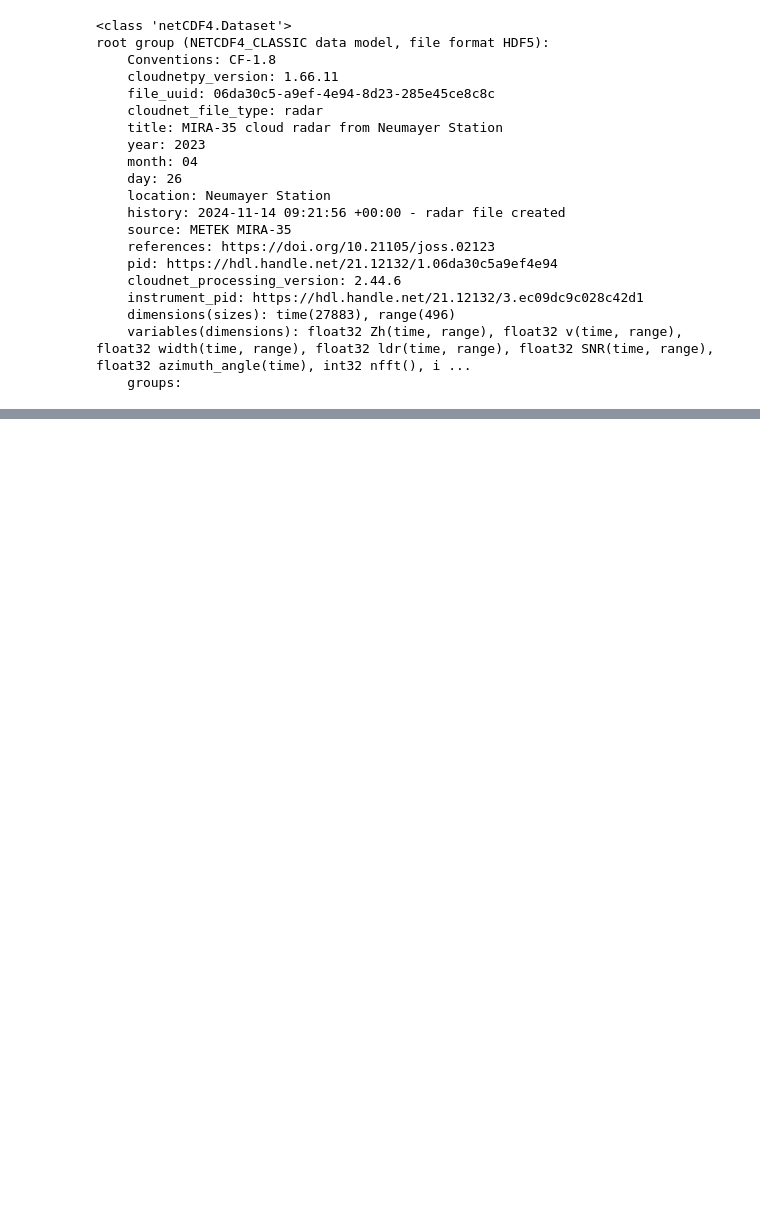
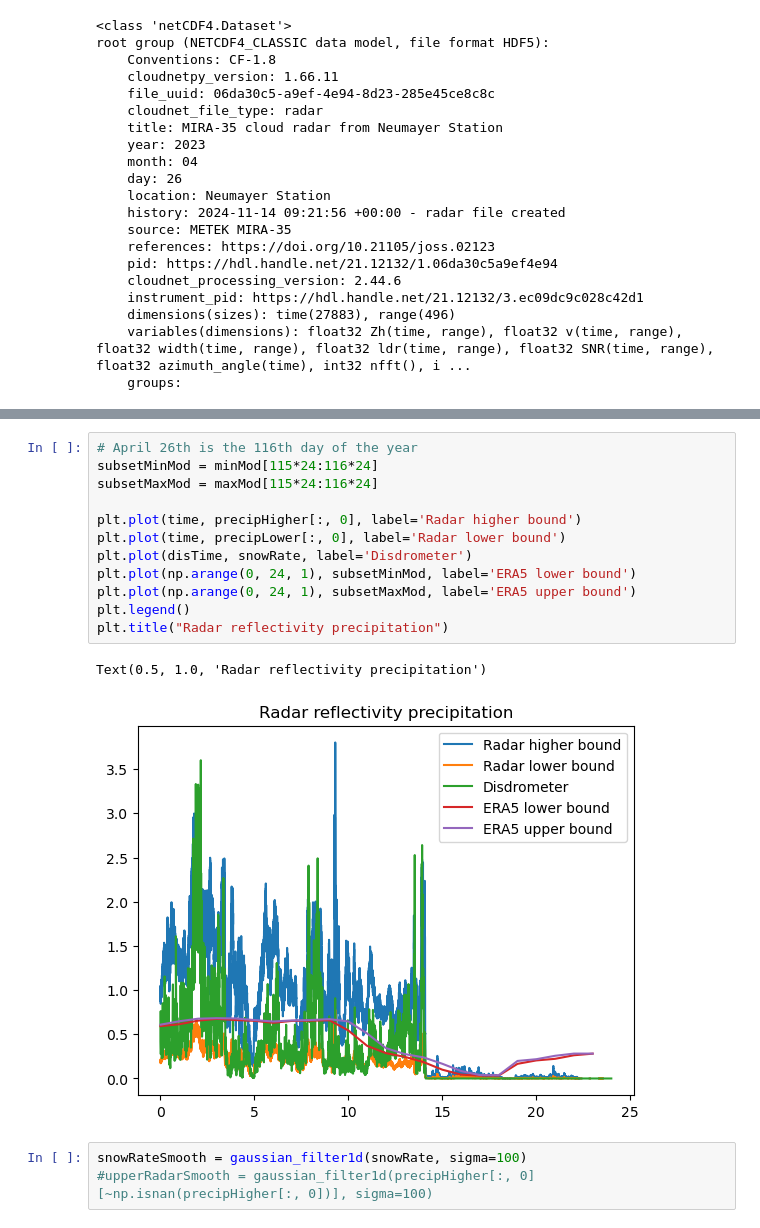
Before and after one commit to Troll-Observing-Network/neumayer-snowfall, a Jupyter notebook: SnowfallConvert.ipynb, the cells around one changed output, grey strips where cells are left out. Cells and saved outputs as stored; diff of their text form; blank space fills up the shorter version.

```diff
--- a/SnowfallConvert.ipynb
+++ b/SnowfallConvert.ipynb
@@ -107,0 +169,18 @@ root group (NETCDF4_CLASSIC data model, file format HDF5):
+# %%
+# April 26th is the 116th day of the year
+subsetMinMod = minMod[115*24:116*24]
+subsetMaxMod = maxMod[115*24:116*24]
+
+plt.plot(time, precipHigher[:, 0], label='Radar higher bound')
+plt.plot(time, precipLower[:, 0], label='Radar lower bound')
+plt.plot(disTime, snowRate, label='Disdrometer')
+plt.plot(np.arange(0, 24, 1), subsetMinMod, label='ERA5 lower bound')
+plt.plot(np.arange(0, 24, 1), subsetMaxMod, label='ERA5 upper bound')
+plt.legend()
+plt.title("Radar reflectivity precipitation")
+# %% [output]
+Text(0.5, 1.0, 'Radar reflectivity precipitation')
+[figure, added]
+# %%
+snowRateSmooth = gaussian_filter1d(snowRate, sigma=100)
+#upperRadarSmooth = gaussian_filter1d(precipHigher[:, 0][~np.isnan(precipHigher[:, 0])], sigma=100)
```
Also changed, not shown: parts of 11 cells of this notebook, 2 other files.
